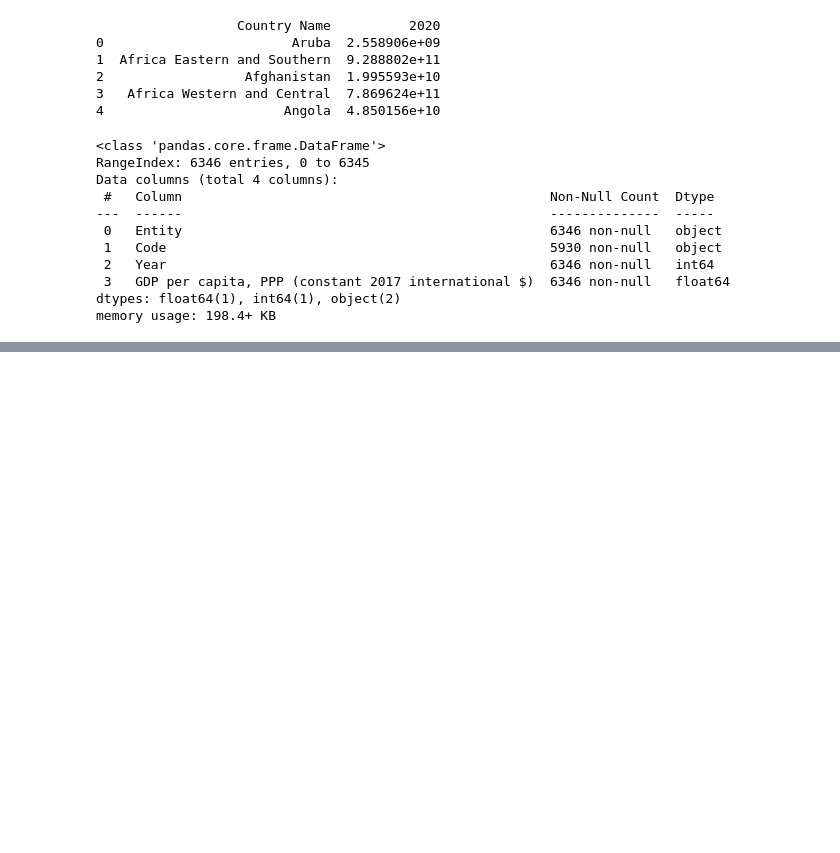
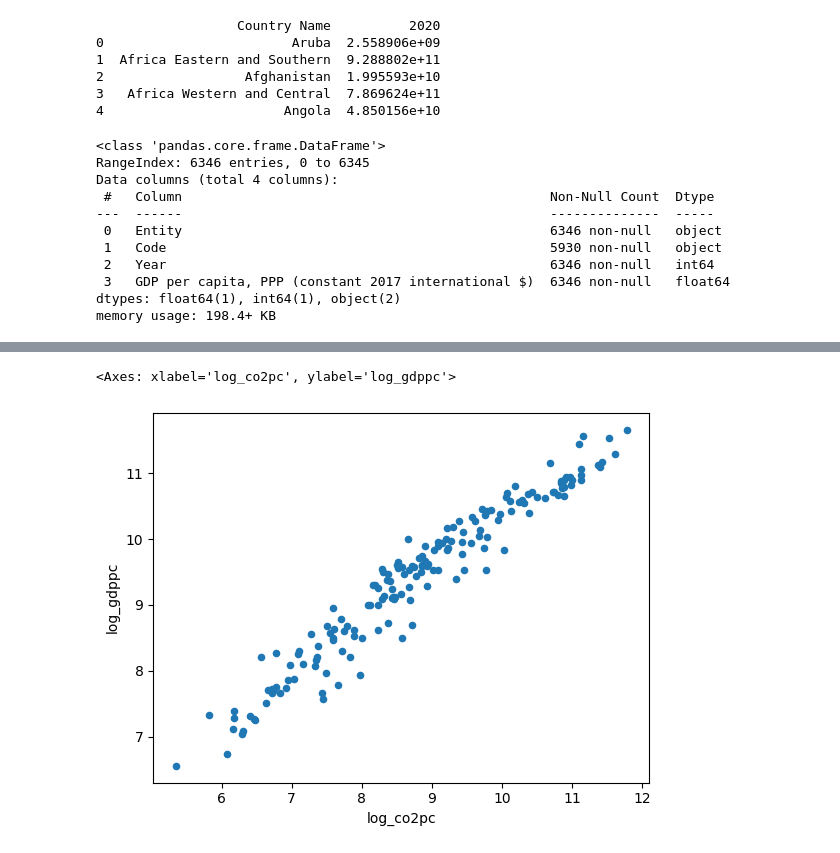
Before and after one commit to samir-dewan/housing-ml, a Jupyter notebook: co2_emissions.ipynb, the cells around one changed output, grey strips where cells are left out. Saved outputs shown, nothing was run; the diff lists cells and outputs as text; code cells hidden in the pictures; blank space fills up the shorter version.

```diff
--- a/co2_emissions.ipynb
+++ b/co2_emissions.ipynb
@@ -168,0 +256,8 @@ print(most_recent_df)
+# %%
+# df4_nona.plot.scatter(x="co2 per capita", y="GDP per capita, PPP (constant 2017 international $)")
+df4_nona['log_co2pc'] = np.log(df4_nona['co2 per capita'])
+df4_nona['log_gdppc'] = np.log(df4_nona['GDP per capita, PPP (constant 2017 international $)'])
+df4_nona.plot.scatter(x="log_co2pc", y="log_gdppc")
+# %% [output]
+<Axes: xlabel='log_co2pc', ylabel='log_gdppc'>
+[figure, added]
```
Also changed, not shown: parts of 9 cells of this notebook, 1 other file.
